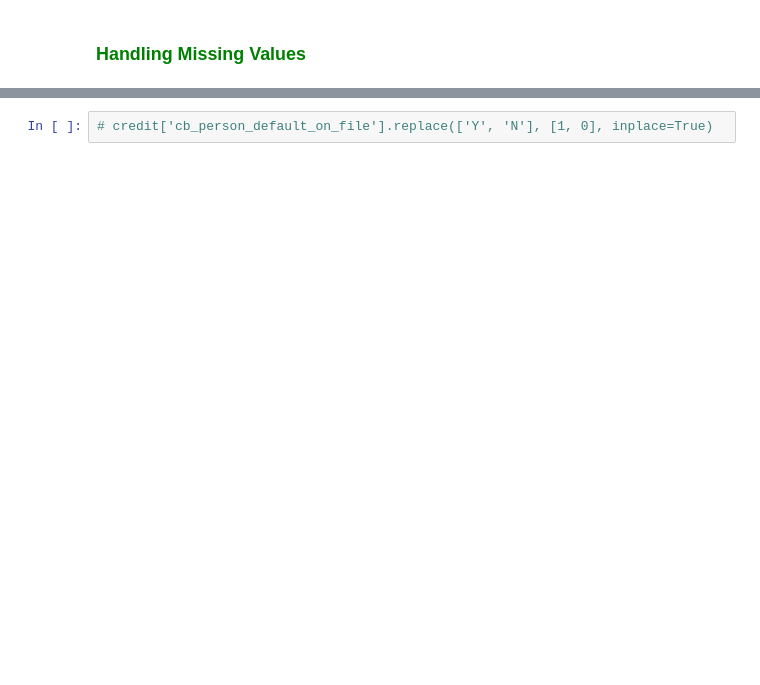
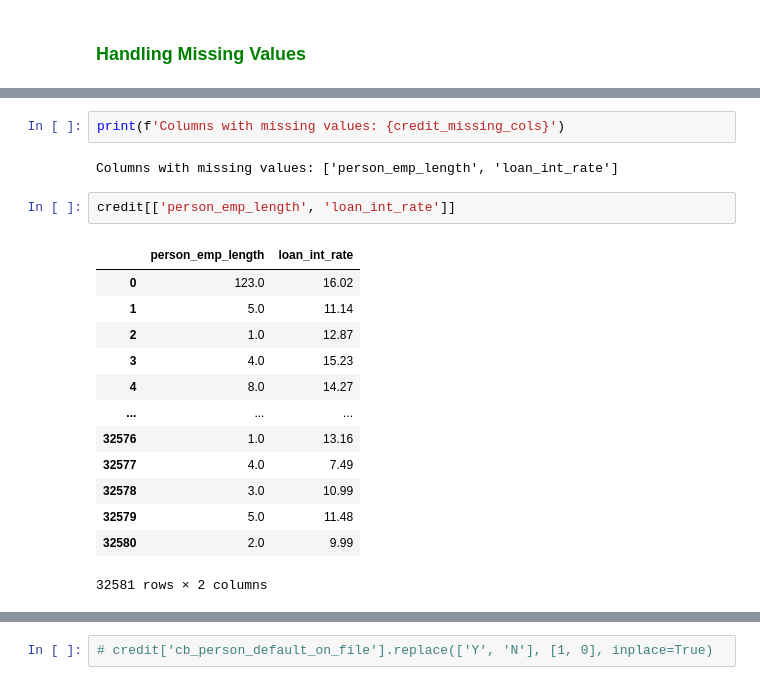
Before and after one commit to valkiss024/credit-risk-analysis, a Jupyter notebook: Credit Analysis.ipynb, the cells around one changed output, grey strips where cells are left out. Cells and saved outputs as stored; diff of their text form; blank space fills up the shorter version.

Commit message:
Added handling missing values

```diff
--- a/Credit Analysis.ipynb
+++ b/Credit Analysis.ipynb
@@ -307,0 +347,20 @@ for i in range(len(credit_cat_cols)):
+# %%
+print(f'Columns with missing values: {credit_missing_cols}')
+# %% [output]
+Columns with missing values: ['person_emp_length', 'loan_int_rate']
+# %%
+credit[['person_emp_length', 'loan_int_rate']]
+# %% [output]
+|  | person_emp_length | loan_int_rate |
+| 0 | 123.0 | 16.02 |
+| 1 | 5.0 | 11.14 |
+| 2 | 1.0 | 12.87 |
+| 3 | 4.0 | 15.23 |
+| 4 | 8.0 | 14.27 |
+| ... | ... | ... |
+| 32576 | 1.0 | 13.16 |
+| 32577 | 4.0 | 7.49 |
+| 32578 | 3.0 | 10.99 |
+| 32579 | 5.0 | 11.48 |
+| 32580 | 2.0 | 9.99 |
+32581 rows × 2 columns
```
Also changed, not shown: parts of 19 cells of this notebook.
